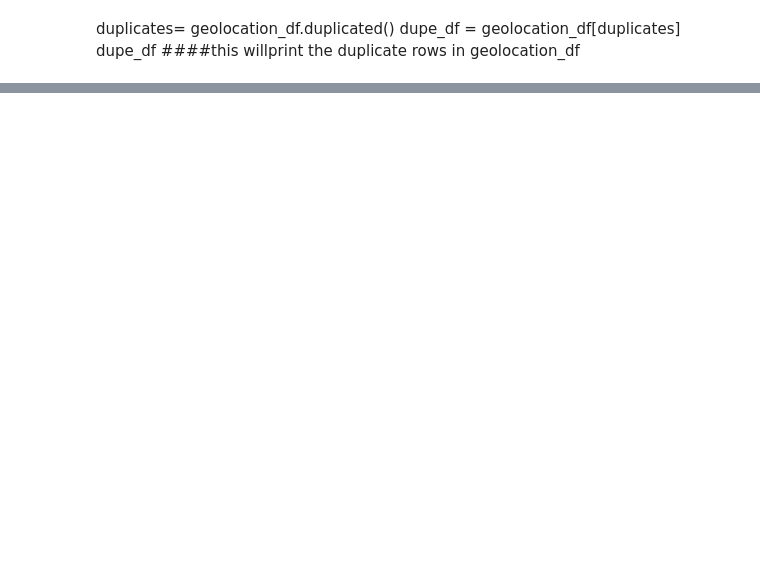
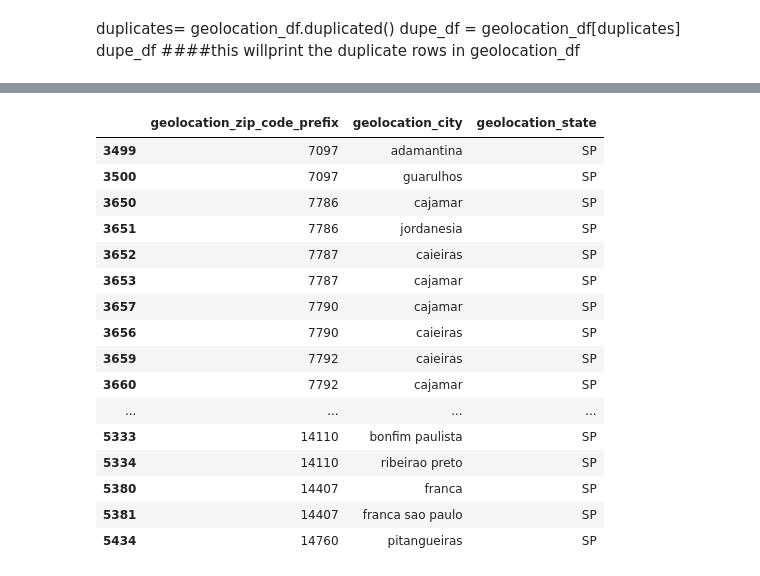
Before and after one commit to HassanHosain/tp_final_proj, a Jupyter notebook: cleaned geolocation_df.ipynb, the cells around one changed output, grey strips where cells are left out. Cells and saved outputs as stored; diff of their text form; code cells hidden in the pictures; blank space fills up the shorter version.

```diff
--- a/cleaned geolocation_df.ipynb
+++ b/cleaned geolocation_df.ipynb
@@ -218,0 +353,20 @@ INDEX NUMBER:
+# %%
+duplicate_rows.head(50)
+# %% [output]
+|  | geolocation_zip_code_prefix | geolocation_city | geolocation_state |
+| 3499 | 7097 | adamantina | SP |
+| 3500 | 7097 | guarulhos | SP |
+| 3650 | 7786 | cajamar | SP |
+| 3651 | 7786 | jordanesia | SP |
+| 3652 | 7787 | caieiras | SP |
+| 3653 | 7787 | cajamar | SP |
+| 3657 | 7790 | cajamar | SP |
+| 3656 | 7790 | caieiras | SP |
+| 3659 | 7792 | caieiras | SP |
+| 3660 | 7792 | cajamar | SP |
+| ... | ... | ... | ... |
+| 5333 | 14110 | bonfim paulista | SP |
+| 5334 | 14110 | ribeirao preto | SP |
+| 5380 | 14407 | franca | SP |
+| 5381 | 14407 | franca sao paulo | SP |
+| 5434 | 14760 | pitangueiras | SP |
```
Also changed, not shown: parts of 46 cells of this notebook.
